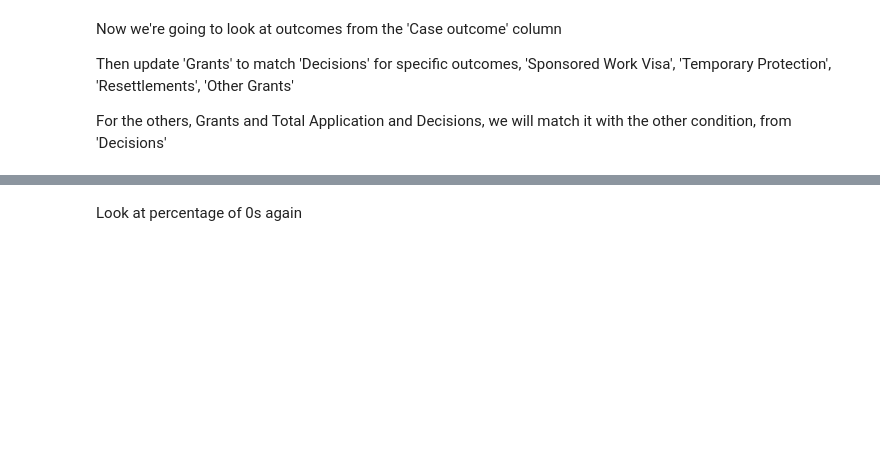
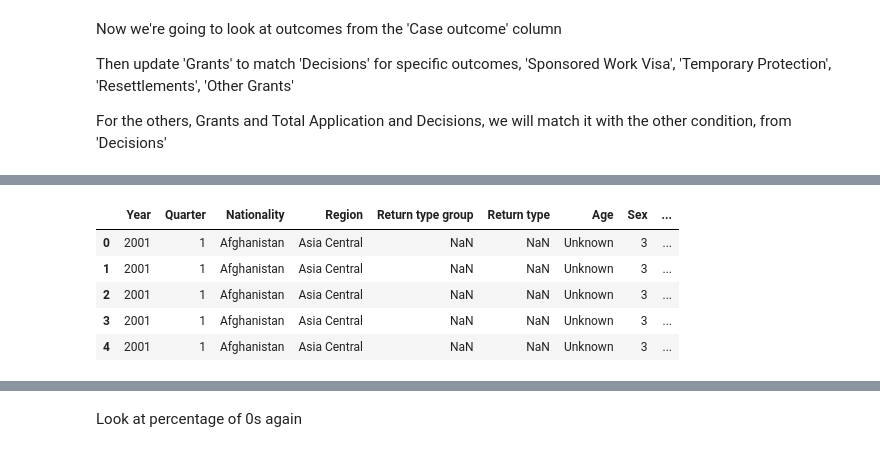
Before and after one commit to psmith1011/CS_UK_Immigration, a Jupyter notebook: Notebook_Code_Files/Book 3_CS_UK_Immigration_Psmith_Baseline_Modelling.ipynb, the cells around one changed output, grey strips where cells are left out. Cells and saved outputs as stored; diff of their text form; code cells hidden in the pictures; blank space fills up the shorter version.

```diff
--- a/Notebook_Code_Files/Book 3_CS_UK_Immigration_Psmith_Baseline_Modelling.ipynb
+++ b/Notebook_Code_Files/Book 3_CS_UK_Immigration_Psmith_Baseline_Modelling.ipynb
@@ -338,0 +462,2 @@ Rows updated for other outcomes to match 'Decisions': 786088
+# %%
+clean_df.loc[condition_worker_visa_type | condition_temp_worker_visa_type, 'Visa type'] = 'Worker'
@@ -338,0 +504,27 @@ Rows updated for other outcomes to match 'Decisions': 786088
+# %%
+# Update 'Case outcome' based on 'Outcome' conditions
+clean_df.loc[clean_df['Outcome'] == 'Dismissed', 'Case outcome'] = 'Refused'
+clean_df.loc[clean_df['Outcome'] == 'Allowed', 'Case outcome'] = 'Grant'
+clean_df.loc[clean_df['Outcome'] == 'Withdrawn', 'Case outcome'] = 'Withdrawn'
+
+# For entries where 'Outcome' is 'Allowed', update 'Grants' to equal 'Applications'
+# and set 'Case outcome' to 'Other Grants'
+clean_df.loc[clean_df['Outcome'] == 'Allowed', 'Grants'] = clean_df.loc[clean_df['Outcome'] == 'Allowed', 'Applications']
+clean_df.loc[clean_df['Outcome'] == 'Allowed', 'Case outcome'] = 'Other Grants'
+
+# Assuming the rest of the logic remains similar, focusing on updating 'Grants' for specific outcomes
+specific_outcomes = ['Sponsored Work Visa', 'Temporary Protection', 'Resettlements', 'Other Grants', 'Withdrawn']
+
+for outcome in specific_outcomes:
+    condition = clean_df['Case outcome'] == outcome
+    clean_df.loc[condition, 'Grants'] = clean_df.loc[condition, 'Decisions']
+
+other_conditions = ~clean_df['Case outcome'].isin(specific_outcomes)
+clean_df.loc[other_conditions, ['Grants', 'Total Application and Decisions', 'Applications']] = clean_df.loc[other_conditions, 'Decisions']
+
+# Calculate updated rows for verification
+updated_rows_specific_outcomes = clean_df[clean_df['Case outcome'].isin(specific_outcomes)]['Grants'].count()
+updated_rows_other_outcomes = clean_df[other_conditions]['Grants'].count()
+
+print(f"Rows updated for specific outcomes ('Sponsored Work Visa', 'Temporary Protection', 'Resettlements', 'Other Grants', 'Withdrawn') to match 'Decisions': {updated_rows_specific_outcomes}")
+print(f"Rows updated for other outcomes to match 'Decisions': {updated_rows_other_outcomes}")
@@ -338,0 +548,20 @@ Rows updated for other outcomes to match 'Decisions': 786088
+# %%
+# Column names to be dropped
+columns_to_drop = [
+    'Previous category of leave group', 'Date', 'Application stage',
+    'Duration', 'SOC code', 'Category of leave group',
+    'Category of leave subgroup', 'Current category of leave group',
+    'Current category of leave'
+]
+
+# Dropping the specified columns from clean_df
+clean_df.drop(columns=columns_to_drop, axis=1, inplace=True)
+# %%
+clean_df.head()
+# %% [output]
+|  | Year | Quarter | Nationality | Region | Return type group | Return type | Age | Sex | ... |
+| 0 | 2001 | 1 | Afghanistan | Asia Central | NaN | NaN | Unknown | 3 | ... |
+| 1 | 2001 | 1 | Afghanistan | Asia Central | NaN | NaN | Unknown | 3 | ... |
+| 2 | 2001 | 1 | Afghanistan | Asia Central | NaN | NaN | Unknown | 3 | ... |
+| 3 | 2001 | 1 | Afghanistan | Asia Central | NaN | NaN | Unknown | 3 | ... |
+| 4 | 2001 | 1 | Afghanistan | Asia Central | NaN | NaN | Unknown | 3 | ... |
```
Also changed, not shown: parts of 102 cells of this notebook, 2 other files.
